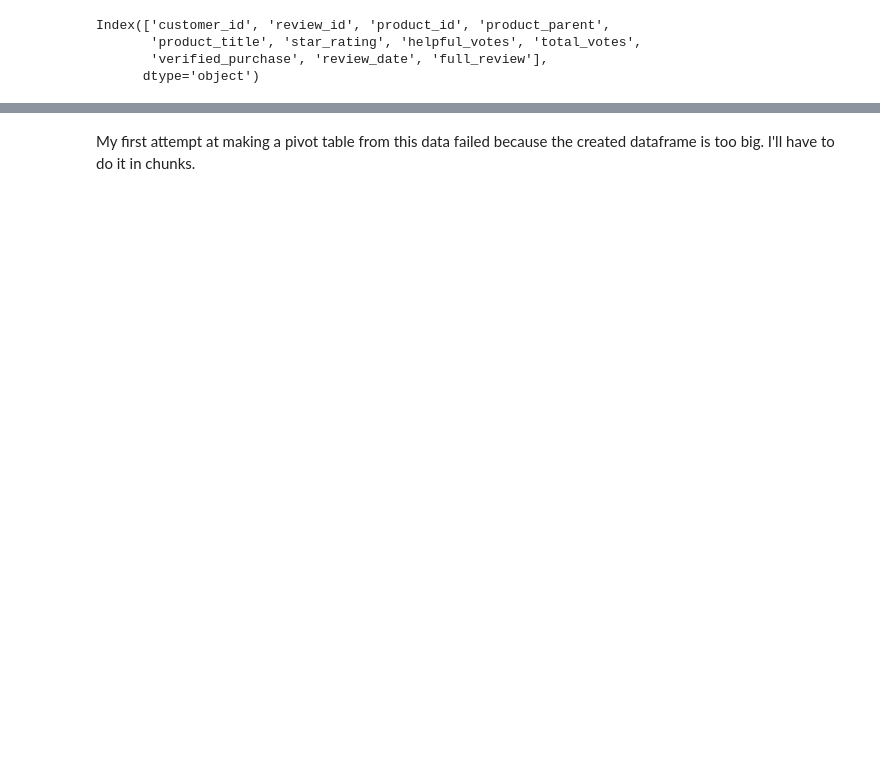
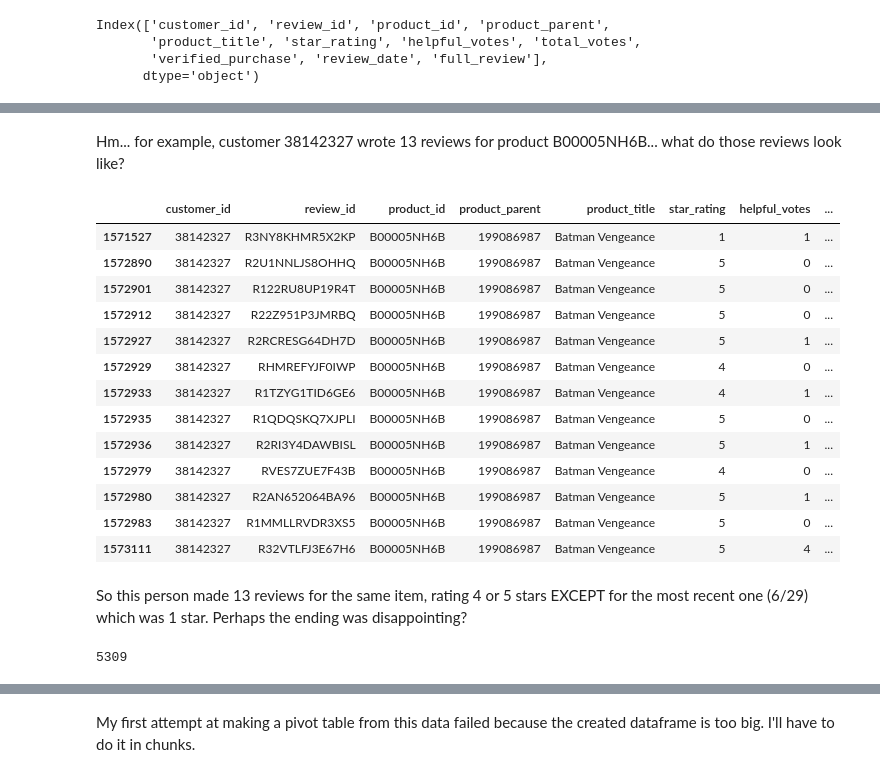
Before and after one commit to griffinwt/nextale, a Jupyter notebook: video_games_EDA.ipynb, the cells around one changed output, grey strips where cells are left out. Drawn from its saved outputs; the diff is of its cells as text; code cells hidden in the pictures; blank space fills up the shorter version.

```diff
--- a/video_games_EDA.ipynb
+++ b/video_games_EDA.ipynb
@@ -42,3 +30,5 @@ dtype: int64
+# %%
+df['review_date'] = pd.to_datetime(df['review_date'])
 # %%
 df.head()
 # %% [output]
@@ -57,0 +66,21 @@ Index(['customer_id', 'review_id', 'product_id', 'product_parent',
+# %% [markdown]
+Hm... for example, customer 38142327 wrote 13 reviews for product B00005NH6B... what do those reviews look like?
+# %%
+df.loc[(df2['product_id']=='B00005NH6B') & (df2['customer_id']==38142327)]
+# %% [output]
+|  | customer_id | review_id | product_id | product_parent | product_title | star_rating | helpful_votes | ... |
+| 1571527 | 38142327 | R3NY8KHMR5X2KP | B00005NH6B | 199086987 | Batman Vengeance | 1 | 1 | ... |
+| 1572890 | 38142327 | R2U1NNLJS8OHHQ | B00005NH6B | 199086987 | Batman Vengeance | 5 | 0 | ... |
+| 1572901 | 38142327 | R122RU8UP19R4T | B00005NH6B | 199086987 | Batman Vengeance | 5 | 0 | ... |
+| 1572912 | 38142327 | R22Z951P3JMRBQ | B00005NH6B | 199086987 | Batman Vengeance | 5 | 0 | ... |
+| 1572927 | 38142327 | R2RCRESG64DH7D | B00005NH6B | 199086987 | Batman Vengeance | 5 | 1 | ... |
+| 1572929 | 38142327 | RHMREFYJF0IWP | B00005NH6B | 199086987 | Batman Vengeance | 4 | 0 | ... |
+| 1572933 | 38142327 | R1TZYG1TID6GE6 | B00005NH6B | 199086987 | Batman Vengeance | 4 | 1 | ... |
+| 1572935 | 38142327 | R1QDQSKQ7XJPLI | B00005NH6B | 199086987 | Batman Vengeance | 5 | 0 | ... |
+| 1572936 | 38142327 | R2RI3Y4DAWBISL | B00005NH6B | 199086987 | Batman Vengeance | 5 | 1 | ... |
+| 1572979 | 38142327 | RVES7ZUE7F43B | B00005NH6B | 199086987 | Batman Vengeance | 4 | 0 | ... |
+| 1572980 | 38142327 | R2AN652064BA96 | B00005NH6B | 199086987 | Batman Vengeance | 5 | 1 | ... |
+| 1572983 | 38142327 | R1MMLLRVDR3XS5 | B00005NH6B | 199086987 | Batman Vengeance | 5 | 0 | ... |
+| 1573111 | 38142327 | R32VTLFJ3E67H6 | B00005NH6B | 199086987 | Batman Vengeance | 5 | 4 | ... |
+# %% [markdown]
+So this person made 13 reviews for the same item, rating 4 or 5 stars EXCEPT for the most recent one (6/29) which was 1 star. Perhaps the ending was disappointing?
@@ -57,0 +90,4 @@ Index(['customer_id', 'review_id', 'product_id', 'product_parent',
+# %%
+review_bools[review_bools==True].count()
+# %% [output]
+5309
```
Also changed, not shown: parts of 21 cells of this notebook.
